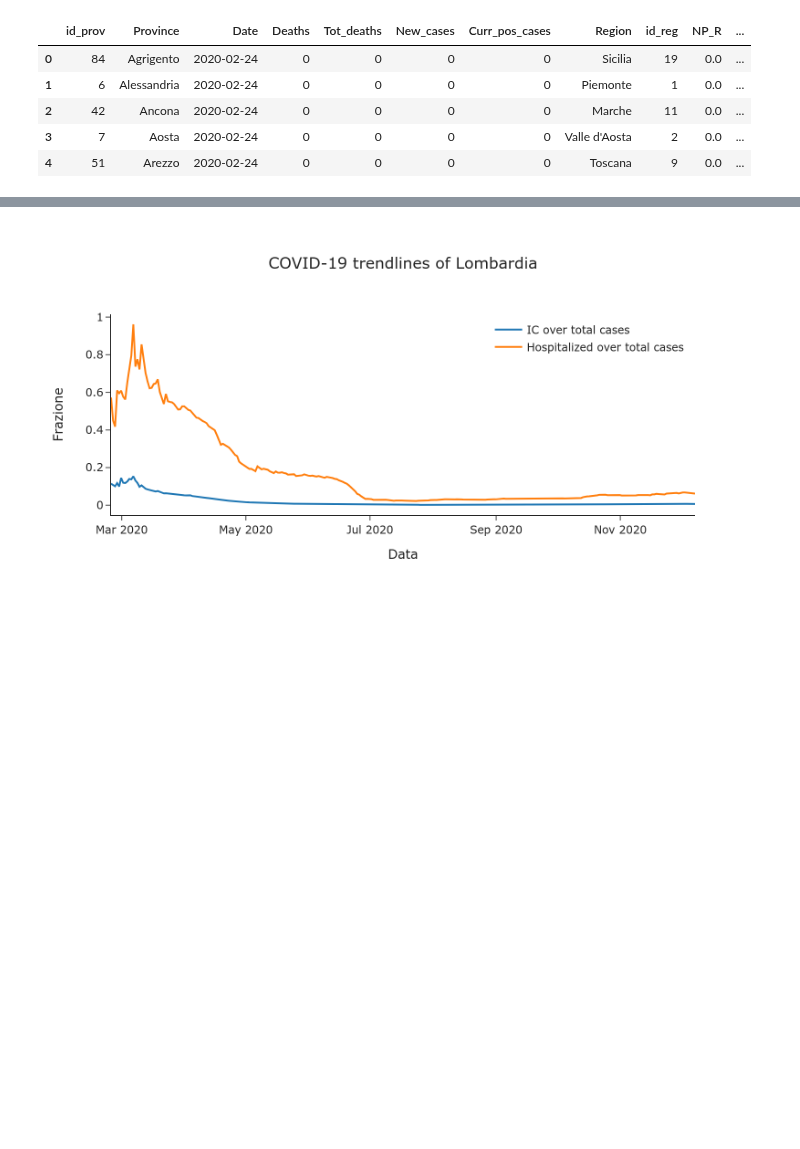
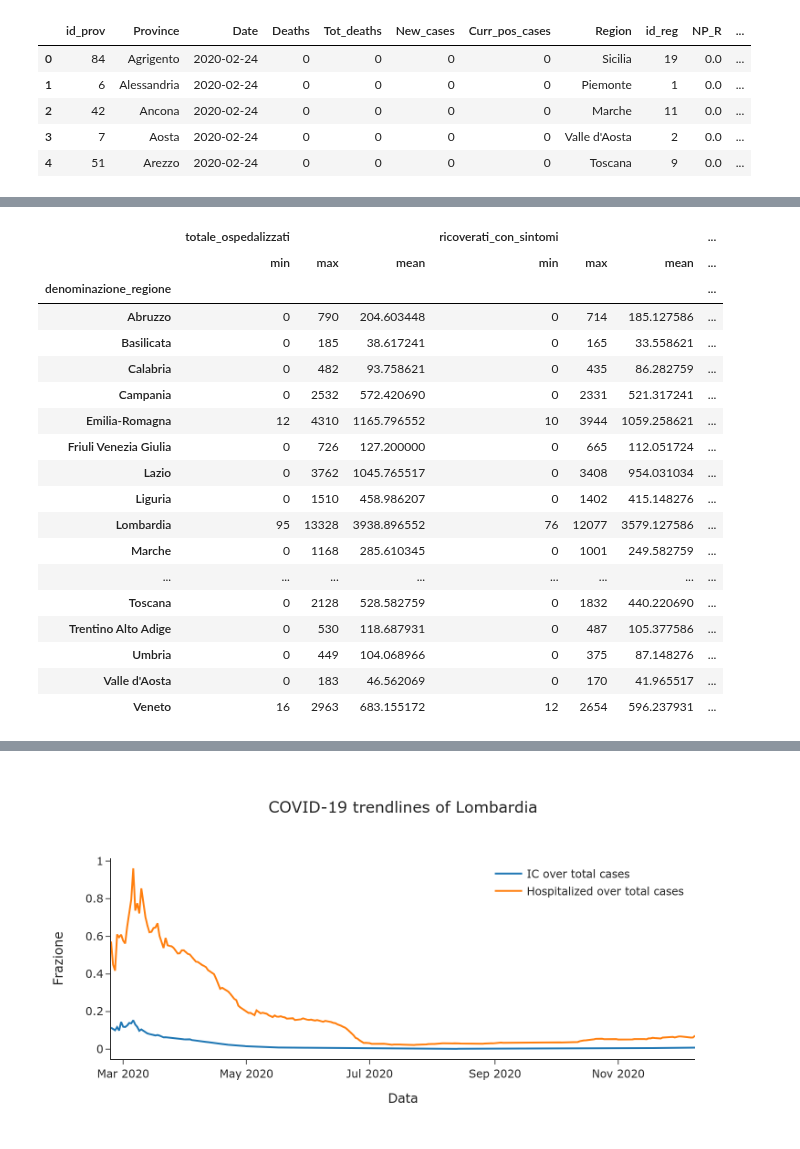
Before and after one commit to nicoloverardo/master-degree-thesis, a Jupyter notebook: notebooks/eda.ipynb, the cells around one changed output, grey strips where cells are left out. Saved outputs shown, nothing was run; the diff lists cells and outputs as text; code cells hidden in the pictures; blank space fills up the shorter version.

```diff
--- a/notebooks/eda.ipynb
+++ b/notebooks/eda.ipynb
@@ -106,3 +164,27 @@ dpc_regioni_df.tail()
+# %%
+df = dpc_regioni_df.groupby(['denominazione_regione'])[['totale_ospedalizzati', 'ricoverati_con_sintomi', 'terapia_intensiva', "totale_positivi", "isolamento_domiciliare", "dimessi_guariti", "deceduti", "tamponi", "casi_testati"]].agg(["min", "max", "mean"])
+
+display(HTML(df.to_html()))
+# %% [output]
+|  | totale_ospedalizzati |  |  | ricoverati_con_sintomi |  |  | ... |
+|  | min | max | mean | min | max | mean | ... |
+| denominazione_regione |  |  |  |  |  |  | ... |
+| Abruzzo | 0 | 790 | 204.603448 | 0 | 714 | 185.127586 | ... |
+| Basilicata | 0 | 185 | 38.617241 | 0 | 165 | 33.558621 | ... |
+| Calabria | 0 | 482 | 93.758621 | 0 | 435 | 86.282759 | ... |
+| Campania | 0 | 2532 | 572.420690 | 0 | 2331 | 521.317241 | ... |
+| Emilia-Romagna | 12 | 4310 | 1165.796552 | 10 | 3944 | 1059.258621 | ... |
+| Friuli Venezia Giulia | 0 | 726 | 127.200000 | 0 | 665 | 112.051724 | ... |
+| Lazio | 0 | 3762 | 1045.765517 | 0 | 3408 | 954.031034 | ... |
+| Liguria | 0 | 1510 | 458.986207 | 0 | 1402 | 415.148276 | ... |
+| Lombardia | 95 | 13328 | 3938.896552 | 76 | 12077 | 3579.127586 | ... |
+| Marche | 0 | 1168 | 285.610345 | 0 | 1001 | 249.582759 | ... |
+| ... | ... | ... | ... | ... | ... | ... | ... |
+| Toscana | 0 | 2128 | 528.582759 | 0 | 1832 | 440.220690 | ... |
+| Trentino Alto Adige | 0 | 530 | 118.687931 | 0 | 487 | 105.377586 | ... |
+| Umbria | 0 | 449 | 104.068966 | 0 | 375 | 87.148276 | ... |
+| Valle d'Aosta | 0 | 183 | 46.562069 | 0 | 170 | 41.965517 | ... |
+| Veneto | 16 | 2963 | 683.155172 | 12 | 2654 | 596.237931 | ... |
 # %%
 dpc_province_df.head()
 # %% [output]
```
Also changed, not shown: parts of 18 cells of this notebook.
